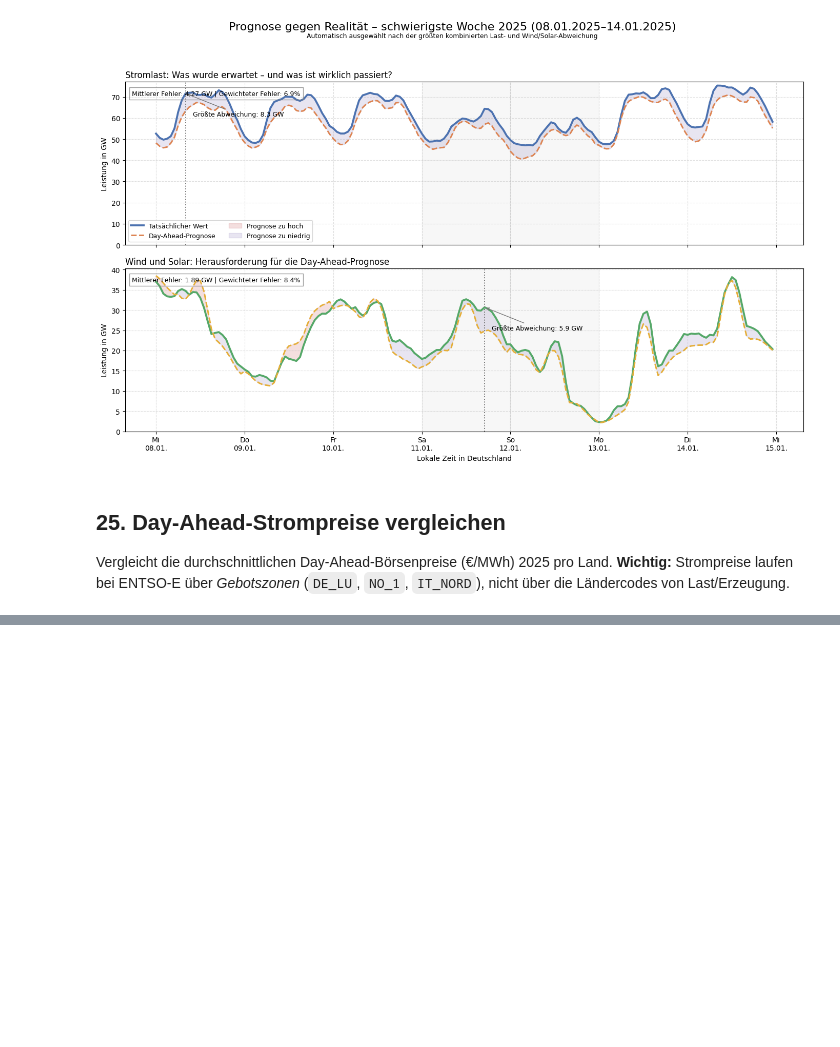
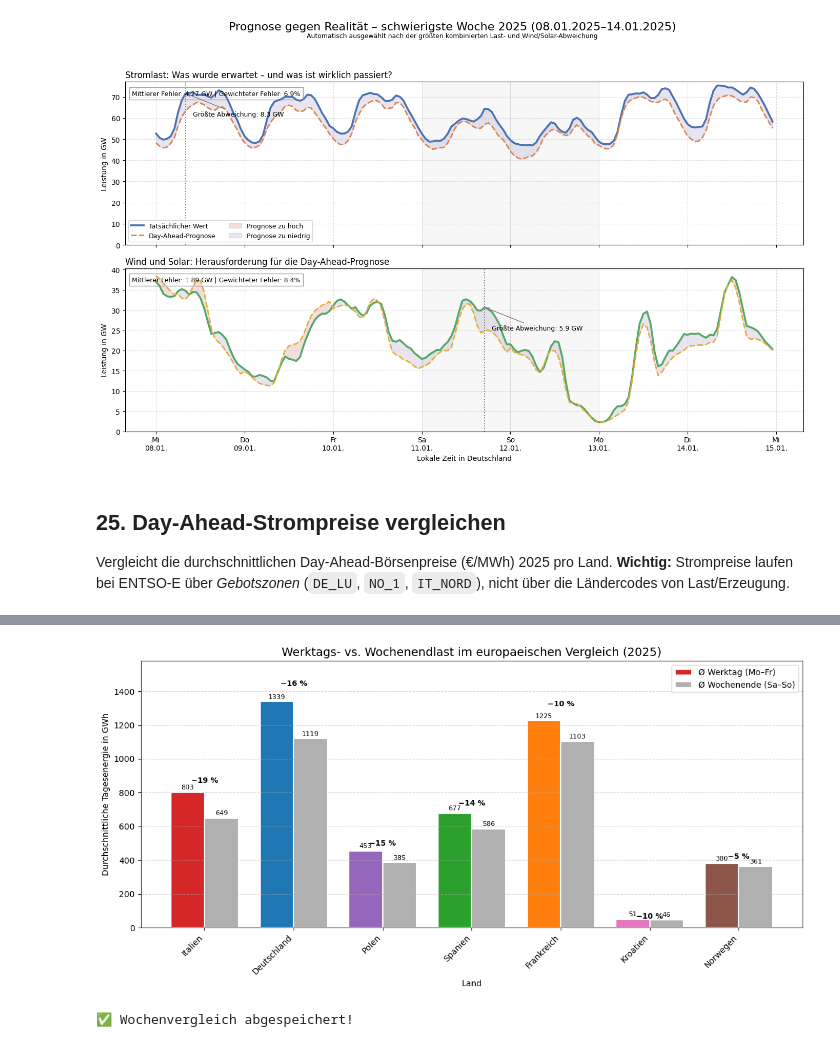
Before and after one commit to LukasK110898/Europavergleich-IT-Projekt-2026-HSWT, a Jupyter notebook: analyse.ipynb, the cells around one changed output, grey strips where cells are left out. Drawn from its saved outputs; the diff is of its cells as text; code cells hidden in the pictures; blank space fills up the shorter version.

Commit message:
Wochenend- vs. Werktagslast-Vergleich für 2025 hinzugefügt

```diff
--- a/analyse.ipynb
+++ b/analyse.ipynb
@@ -2158,0 +2157,78 @@ else:
+# %%
+# Wochenend- vs. Werktagslast (2025)
+# Idee: Am Wochenende pausiert ein Großteil der Industrie. Der Abstand zwischen
+# Werktags- und Wochenendlast verraet also, wie industrielastig der Stromverbrauch
+# eines Landes ist. Haushalte verbrauchen am Wochenende dagegen eher MEHR.
+print("=== Werktag vs. Wochenende (2025) ===")
+
+start = pd.Timestamp("2025-01-01", tz="UTC")
+end   = pd.Timestamp("2026-01-01", tz="UTC")
+
+ergebnisse = {}
+print(f"Berechne Werktags-/Wochenendlast ({start.date()} bis {end.date()})...")
+
+for land, kuerzel in laender.items():
+    try:
+        # Lastdaten kommen (wie alles andere) aus dem Cache, falls schon geladen
+        last_mw = hole_load_daten(client, kuerzel, start, end).squeeze()
+        energie_mwh = berechne_energie_mwh(last_mw)
+
+        # Tagesenergie: alle MWh eines Kalendertages aufsummieren
+        tagesenergie = energie_mwh.resample("D").sum()
+
+        # dayofweek: Montag=0 ... Sonntag=6 → Samstag (5) und Sonntag (6) = Wochenende
+        ist_wochenende = tagesenergie.index.dayofweek >= 5
+        werktag    = tagesenergie[~ist_wochenende].mean() / 1_000   # GWh pro Tag
+        wochenende = tagesenergie[ist_wochenende].mean() / 1_000
+
+        ergebnisse[land] = {"Werktag": werktag, "Wochenende": wochenende}
+        rueckgang = (1 - wochenende / werktag) * 100
+        print(f"  {land} ({kuerzel}): Werktag {werktag:.1f} | Wochenende {wochenende:.1f} GWh/Tag | Rueckgang {rueckgang:.1f} % ✅")
+    except NoMatchingDataError:
+        print(f"  {land} ({kuerzel}): keine Lastdaten fuer den Zeitraum verfuegbar.")
+    except VERARBEITUNGSFEHLER as e:
+        print(f"  {land} ({kuerzel}): Fehler – {e}")
+
+# Diagramm nur erstellen, wenn ueberhaupt Daten geladen wurden
+if ergebnisse:
+    df_wochenvergleich = pd.DataFrame(ergebnisse).T
+    df_wochenvergleich["Rueckgang %"] = (
+        1 - df_wochenvergleich["Wochenende"] / df_wochenvergleich["Werktag"]
+    ) * 100
+    df_plot = df_wochenvergleich.sort_values("Rueckgang %", ascending=False)
+
+    fig, ax = plt.subplots(figsize=(12, 6))
+    x = range(len(df_plot))
+    breite = 0.38
+
+    # ANGEPASST: feste Laenderfarben fuer den Werktagsbalken (wie im restlichen Notebook),
+    # der Wochenendbalken in einem helleren Grauton zum Vergleich.
+    farben = landfarben(df_plot.index)
+    b1 = ax.bar([i - breite / 2 for i in x], df_plot["Werktag"], width=breite,
+                label="Ø Werktag (Mo–Fr)", color=farben, edgecolor="white", linewidth=1.5)
+    b2 = ax.bar([i + breite / 2 for i in x], df_plot["Wochenende"], width=breite,
+                label="Ø Wochenende (Sa–So)", color="#B0B0B0", edgecolor="white", linewidth=1.5)
+    ax.bar_label(b1, fmt="%.0f", padding=2, fontsize=8)
+    ax.bar_label(b2, fmt="%.0f", padding=2, fontsize=8)
+
+    # Prozentualen Rueckgang ueber jedem Laenderpaar anzeigen
+    for i, (land, zeile) in enumerate(df_plot.iterrows()):
+        ax.text(i, zeile["Werktag"] * 1.07, f"−{zeile['Rueckgang %']:.0f} %",
+                ha="center", fontsize=9, fontweight="bold")
+
+    ax.set_title("Werktags- vs. Wochenendlast im europaeischen Vergleich (2025)", fontsize=14)
+    ax.set_ylabel("Durchschnittliche Tagesenergie in GWh")
+    ax.set_xlabel("Land")
+    ax.set_xticks(list(x))
+    ax.set_xticklabels(df_plot.index, rotation=45, ha="right")
+    ax.set_ylim(0, df_plot["Werktag"].max() * 1.18)
+    ax.grid(axis="y", linestyle="--", alpha=0.5)
+    ax.legend()
+
+    plt.tight_layout()
+    plt.savefig(diagramm_pfad("Diagramme_wochenvergleich", "werktag_vs_wochenende.png"), dpi=150, bbox_inches="tight")
+    plt.show()
+    print("\n✅ Wochenvergleich abgespeichert!")
+else:
+    print("⚠️ Keine Lastdaten geladen – Diagramm uebersprungen.")
+# %% [output]
@@ -2158,0 +2244,2 @@ else:
+[figure, added]
+✅ Wochenvergleich abgespeichert!
```
Also changed, not shown: parts of 4 cells of this notebook, 2 other files.
